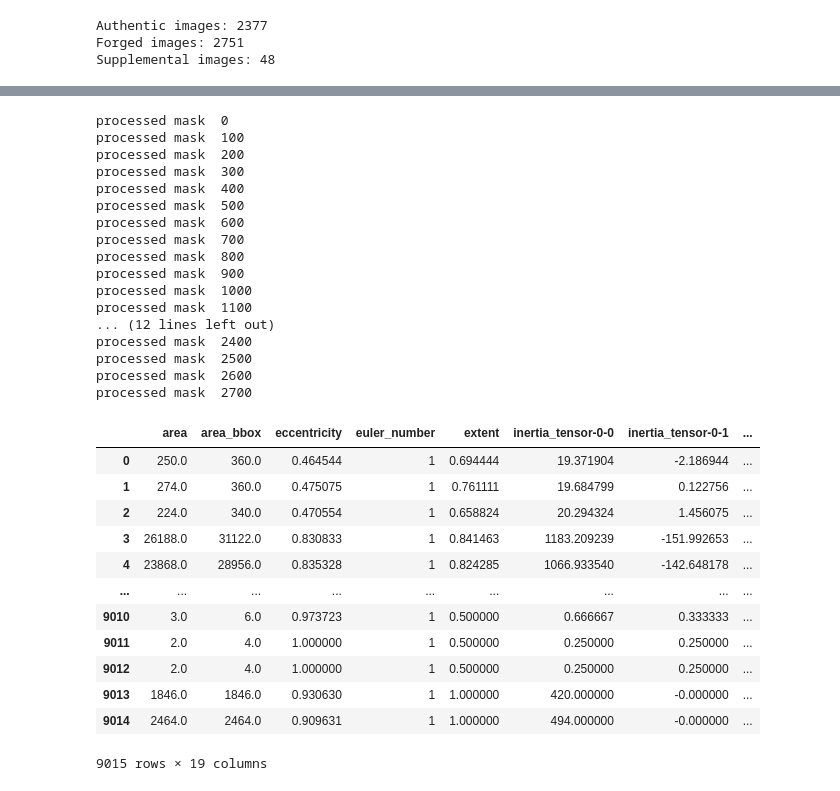
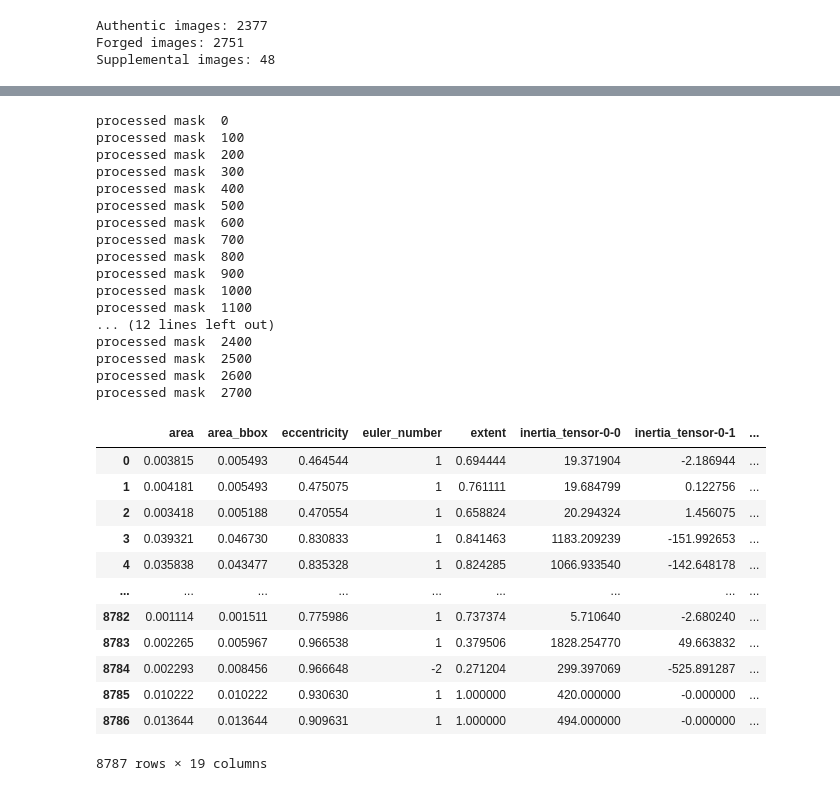
Before and after one commit to edwardyqliu/CIS-5200-Final-Project, a Jupyter notebook: mask_feature_engineering.ipynb, the cells around one changed output, grey strips where cells are left out. Saved outputs shown, nothing was run; the diff lists cells and outputs as text; code cells hidden in the pictures.

Commit message:
mask feature engineering complete

```diff
--- a/mask_feature_engineering.ipynb
+++ b/mask_feature_engineering.ipynb
@@ -125,7 +126,14 @@ def get_bounding_boxes_with_margin(mask, margin=1):
         max_row = min(H - 1, max_row + margin)
         max_col = min(W - 1, max_col + margin)
 
-        boxes.append([min_row, min_col, max_row, max_col])
+        # Calculate bounding box area
+        width = max_col - min_col + 1
+        height = max_row - min_row + 1
+        area = width * height
+
+        # Ignore tiny bounding boxes (less than 4 pixels)
+        if area >= 25:
+            boxes.append([min_row, min_col, max_row, max_col])
 
     return np.array(boxes)
 
@@ -164,6 +174,7 @@ plt.show()
 rows = []
 property_list = ["area", "area_bbox", "eccentricity", "euler_number",
                  "extent", "inertia_tensor", "inertia_tensor_eigvals", "moments_hu"]
+additional_features = []
 
 counter = 0
 for mask_path in train_masks:
@@ -190,6 +201,10 @@ for mask_path in train_masks:
         if chan_mask.ndim != 2:
             raise ValueError(f"Channel not 2D after squeeze: {chan_mask.shape} from file {mask_path}")
 
+        # Get total image pixels for normalization
+        img_height, img_width = chan_mask.shape
+        total_image_pixels = img_height * img_width
+
         # Get bounding boxes for each connected component
         boxes = get_bounding_boxes_with_margin(chan_mask, margin=1)
 
@@ -208,6 +223,13 @@ for mask_path in train_masks:
 
             df_props = pd.DataFrame(props)
 
+            # Normalize area and area_bbox as fractions of total image pixels
+            df_props["area"] = df_props["area"] / total_image_pixels
+            df_props["area_bbox"] = df_props["area_bbox"] / total_image_pixels
+
+            if "prop_bbox" in additional_features:
+                df_props["prop_bbox"] = (df_props["area"] / df_props["area_bbox"])
+
             # include the mask filename + channel suffix + box index
             base = os.path.basename(mask_path)
             df_props["mask_name"] = base + chan_name + f"_bbox{box_idx}"
@@ -215,42 +237,42 @@ for mask_path in train_masks:
             rows.append(df_props)
 
     if counter % 100 == 0:
         print("processed mask ", counter)
 
     counter += 1
 
 # concatenate into single df
 regionprops_df = pd.concat(rows, ignore_index=True)
 
 regionprops_df
 # %% [output]
 processed mask  0
 processed mask  100
 processed mask  200
 processed mask  300
 processed mask  400
 processed mask  500
 processed mask  600
 processed mask  700
 processed mask  800
 processed mask  900
 processed mask  1000
 processed mask  1100
 ... (12 lines left out)
 processed mask  2400
 processed mask  2500
 processed mask  2600
 processed mask  2700
 |  | area | area_bbox | eccentricity | euler_number | extent | inertia_tensor-0-0 | inertia_tensor-0-1 | ... |
-| 0 | 250.0 | 360.0 | 0.464544 | 1 | 0.694444 | 19.371904 | -2.186944 | ... |
-| 1 | 274.0 | 360.0 | 0.475075 | 1 | 0.761111 | 19.684799 | 0.122756 | ... |
-| 2 | 224.0 | 340.0 | 0.470554 | 1 | 0.658824 | 20.294324 | 1.456075 | ... |
-| 3 | 26188.0 | 31122.0 | 0.830833 | 1 | 0.841463 | 1183.209239 | -151.992653 | ... |
-| 4 | 23868.0 | 28956.0 | 0.835328 | 1 | 0.824285 | 1066.933540 | -142.648178 | ... |
+| 0 | 0.003815 | 0.005493 | 0.464544 | 1 | 0.694444 | 19.371904 | -2.186944 | ... |
+| 1 | 0.004181 | 0.005493 | 0.475075 | 1 | 0.761111 | 19.684799 | 0.122756 | ... |
+| 2 | 0.003418 | 0.005188 | 0.470554 | 1 | 0.658824 | 20.294324 | 1.456075 | ... |
+| 3 | 0.039321 | 0.046730 | 0.830833 | 1 | 0.841463 | 1183.209239 | -151.992653 | ... |
+| 4 | 0.035838 | 0.043477 | 0.835328 | 1 | 0.824285 | 1066.933540 | -142.648178 | ... |
 | ... | ... | ... | ... | ... | ... | ... | ... | ... |
-| 9010 | 3.0 | 6.0 | 0.973723 | 1 | 0.500000 | 0.666667 | 0.333333 | ... |
-| 9011 | 2.0 | 4.0 | 1.000000 | 1 | 0.500000 | 0.250000 | 0.250000 | ... |
-| 9012 | 2.0 | 4.0 | 1.000000 | 1 | 0.500000 | 0.250000 | 0.250000 | ... |
-| 9013 | 1846.0 | 1846.0 | 0.930630 | 1 | 1.000000 | 420.000000 | -0.000000 | ... |
-| 9014 | 2464.0 | 2464.0 | 0.909631 | 1 | 1.000000 | 494.000000 | -0.000000 | ... |
+| 8782 | 0.001114 | 0.001511 | 0.775986 | 1 | 0.737374 | 5.710640 | -2.680240 | ... |
+| 8783 | 0.002265 | 0.005967 | 0.966538 | 1 | 0.379506 | 1828.254770 | 49.663832 | ... |
+| 8784 | 0.002293 | 0.008456 | 0.966648 | -2 | 0.271204 | 299.397069 | -525.891287 | ... |
+| 8785 | 0.010222 | 0.010222 | 0.930630 | 1 | 1.000000 | 420.000000 | -0.000000 | ... |
+| 8786 | 0.013644 | 0.013644 | 0.909631 | 1 | 1.000000 | 494.000000 | -0.000000 | ... |
-9015 rows × 19 columns
+8787 rows × 19 columns
```
Also changed, not shown: parts of 25 cells of this notebook, 2 other files.
